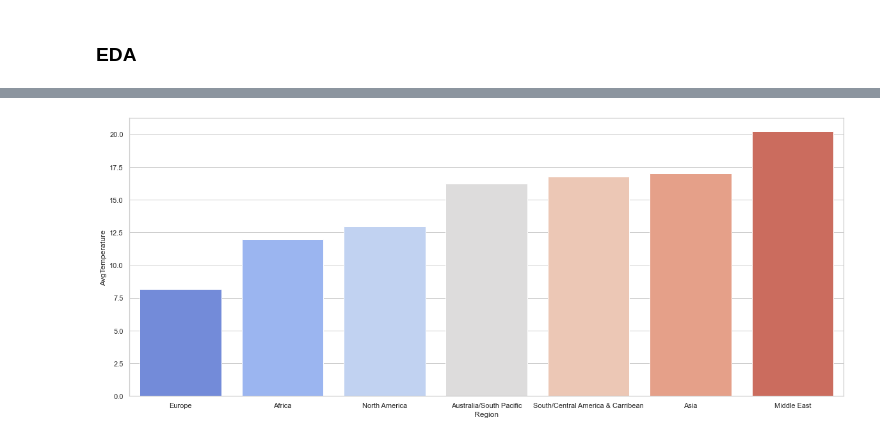
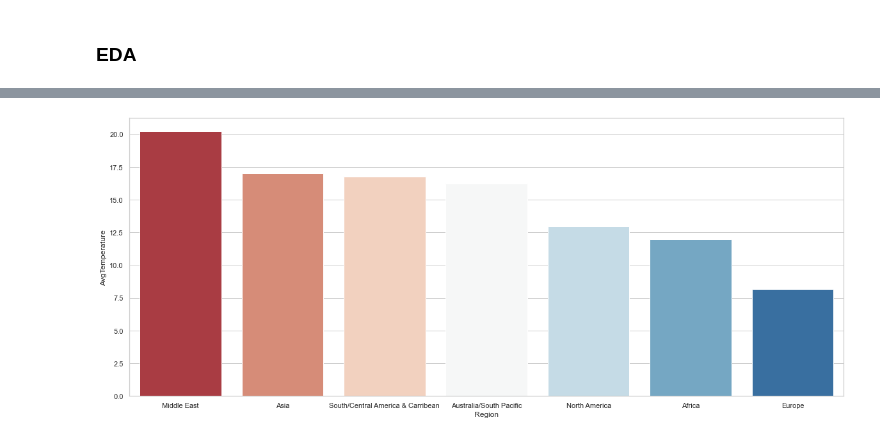
Before and after one commit to sumitkmr93/pythonlearning, a Jupyter notebook: testing.ipynb, the cells around one changed output, grey strips where cells are left out. Saved outputs shown, nothing was run; the diff lists cells and outputs as text; code cells hidden in the pictures.

```diff
--- a/testing.ipynb
+++ b/testing.ipynb
@@ -63,3 +63,7 @@ df.head()
 | 4 | Africa | Algeria | Algiers | 1 | 5 | 1995 | 8.833333 |
 # %% [markdown]
 ### EDA
+# %%
+regions = df.groupby(["Region"])["AvgTemperature"].mean().reset_index()\
+    .sort_values(by='AvgTemperature',ascending=False)
+regions.style.background_gradient(cmap='Reds')
@@ -66,8 +79,6 @@ df.head()
 # %%
 sns.set(style='whitegrid',rc={'figure.figsize':(20,8)})
-regions = df.groupby(["Region"])["AvgTemperature"].mean().reset_index()\
-    .sort_values(by='AvgTemperature',ascending=True)
-ax = sns.barplot(x=regions.Region,y=regions.AvgTemperature,palette='coolwarm')
+ax = sns.barplot(x=regions.Region,y=regions.AvgTemperature,palette='RdBu')
 plt.show()
 # %% [output]
-[figure, old version]
+[figure, new version]
```
Also changed, not shown: parts of 1 cell of this notebook.
